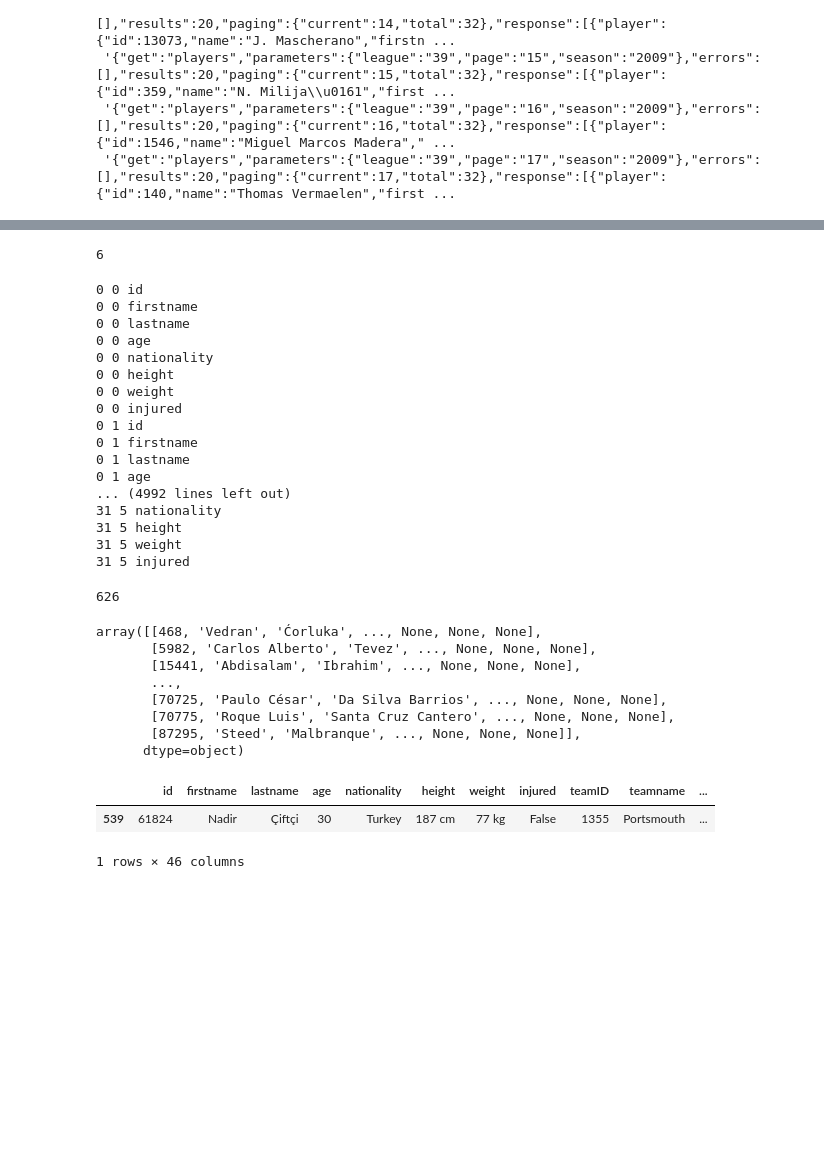
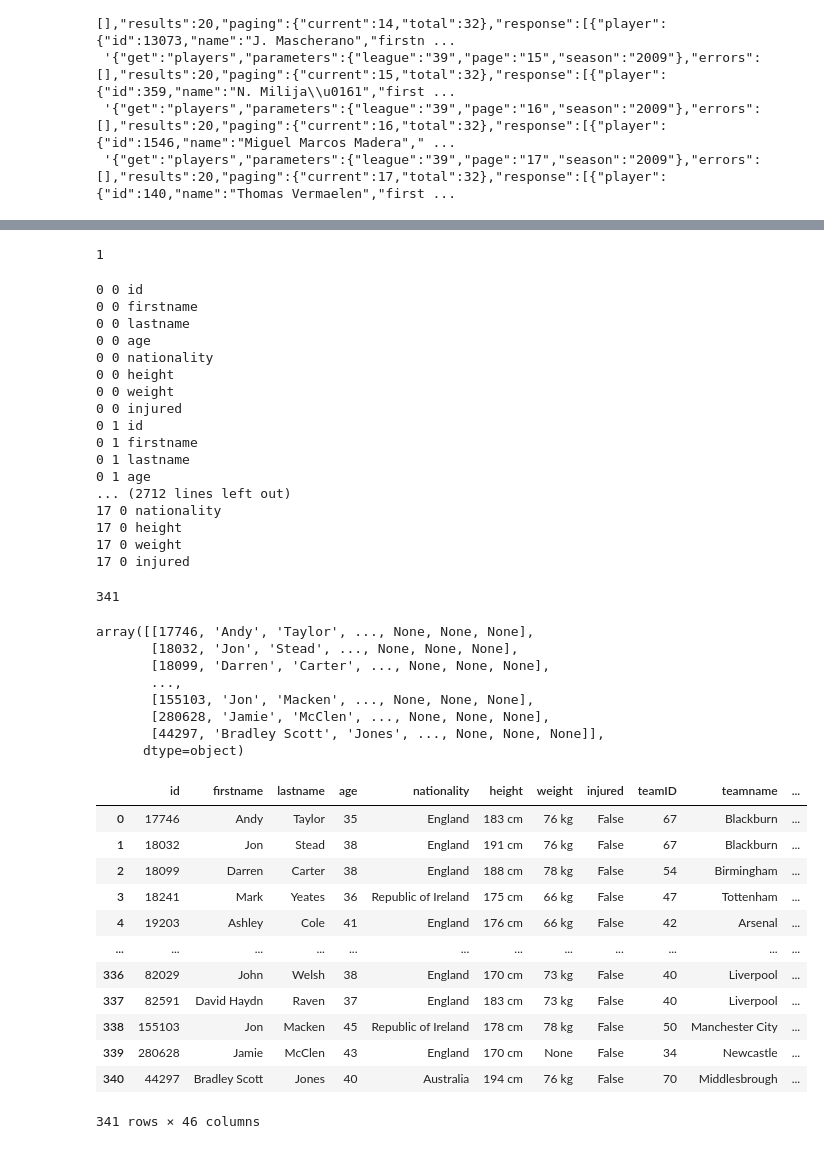
Before and after one commit to KamenDamov/PL-ML-Project, a Jupyter notebook: Football API Data.ipynb, the cells around one changed output, grey strips where cells are left out. Cells and saved outputs as stored; diff of their text form; code cells hidden in the pictures; blank space fills up the shorter version.

```diff
--- a/Football API Data.ipynb
+++ b/Football API Data.ipynb
@@ -9,11 +9,11 @@ counter = 0
 #Query all data from a year
 #Add counter for the number of extractions
 data=[]
-for i in range(1,30):
+for i in range(1,19):
     counter+=1
     url = "https://api-football-v1.p.rapidapi.com/v3/players"
 
-    querystring = {"league":"39","season":"2009","page":str(i)}
+    querystring = {"league":"39","season":"2003","page":str(i)}
 
     headers = {
         "X-RapidAPI-Host": "api-football-v1.p.rapidapi.com",
@@ -61,7 +61,7 @@ for i in range(30,33):
     url = "https://api-football-v1.p.rapidapi.com/v3/players"
 
     #YEAR TO CHANGE IN QUERY
-    querystring = {"league":"39","season":"2009","page":str(i)}
+    querystring = {"league":"39","season":"2004","page":str(i)}
 
     headers = {
         "X-RapidAPI-Host": "api-football-v1.p.rapidapi.com",
@@ -161,7 +161,7 @@ pagesNum = len(jsonData)
 finalPageItems = len(jsonData[pagesNum-1]['response'])
 finalPageItems
 # %% [output]
-6
+1
 # %%
 finalArr = []
 #Keys to iterate through
@@ -217,15 +217,15 @@ for i in range(pagesNum):
 0 1 firstname
 0 1 lastname
 0 1 age
-... (4992 lines left out)
-31 5 nationality
-31 5 height
-31 5 weight
-31 5 injured
+... (2712 lines left out)
+17 0 nationality
+17 0 height
+17 0 weight
+17 0 injured
 # %%
 len(finalArr)
 # %% [output]
-626
+341
 # %%
 #TO NOTE: Year in query is season XXXX/XXXX+1
 #Example if 2020 is past as param, the data returned is from the season 2020/2021
@@ -233,21 +233,31 @@ len(finalArr)
 arr = np.array(finalArr)
 arr
 # %% [output]
-array([[468, 'Vedran', 'Ćorluka', ..., None, None, None],
-       [5982, 'Carlos Alberto', 'Tevez', ..., None, None, None],
-       [15441, 'Abdisalam', 'Ibrahim', ..., None, None, None],
+array([[17746, 'Andy', 'Taylor', ..., None, None, None],
+       [18032, 'Jon', 'Stead', ..., None, None, None],
+       [18099, 'Darren', 'Carter', ..., None, None, None],
        ...,
-       [70725, 'Paulo César', 'Da Silva Barrios', ..., None, None, None],
-       [70775, 'Roque Luis', 'Santa Cruz Cantero', ..., None, None, None],
-       [87295, 'Steed', 'Malbranque', ..., None, None, None]],
+       [155103, 'Jon', 'Macken', ..., None, None, None],
+       [280628, 'Jamie', 'McClen', ..., None, None, None],
+       [44297, 'Bradley Scott', 'Jones', ..., None, None, None]],
       dtype=object)
 # %%
 #create the df
 df = pd.DataFrame(arr, columns = proto)
-df[df['lastname']=='Çiftçi']
+df
 # %% [output]
 |  | id | firstname | lastname | age | nationality | height | weight | injured | teamID | teamname | ... |
-| 539 | 61824 | Nadir | Çiftçi | 30 | Turkey | 187 cm | 77 kg | False | 1355 | Portsmouth | ... |
+| 0 | 17746 | Andy | Taylor | 35 | England | 183 cm | 76 kg | False | 67 | Blackburn | ... |
+| 1 | 18032 | Jon | Stead | 38 | England | 191 cm | 76 kg | False | 67 | Blackburn | ... |
+| 2 | 18099 | Darren | Carter | 38 | England | 188 cm | 78 kg | False | 54 | Birmingham | ... |
+| 3 | 18241 | Mark | Yeates | 36 | Republic of Ireland | 175 cm | 66 kg | False | 47 | Tottenham | ... |
+| 4 | 19203 | Ashley | Cole | 41 | England | 176 cm | 66 kg | False | 42 | Arsenal | ... |
+| ... | ... | ... | ... | ... | ... | ... | ... | ... | ... | ... | ... |
+| 336 | 82029 | John | Welsh | 38 | England | 170 cm | 73 kg | False | 40 | Liverpool | ... |
+| 337 | 82591 | David Haydn | Raven | 37 | England | 183 cm | 73 kg | False | 40 | Liverpool | ... |
+| 338 | 155103 | Jon | Macken | 45 | Republic of Ireland | 178 cm | 78 kg | False | 50 | Manchester City | ... |
+| 339 | 280628 | Jamie | McClen | 43 | England | 170 cm | None | False | 34 | Newcastle | ... |
+| 340 | 44297 | Bradley Scott | Jones | 40 | Australia | 194 cm | 76 kg | False | 70 | Middlesbrough | ... |
-1 rows × 46 columns
+341 rows × 46 columns
 # %%
 gb = df.groupby(df['lastname']).count()#=='Kane'].goalAssists
```
Also changed, not shown: parts of 7 cells of this notebook, 5 other files.
